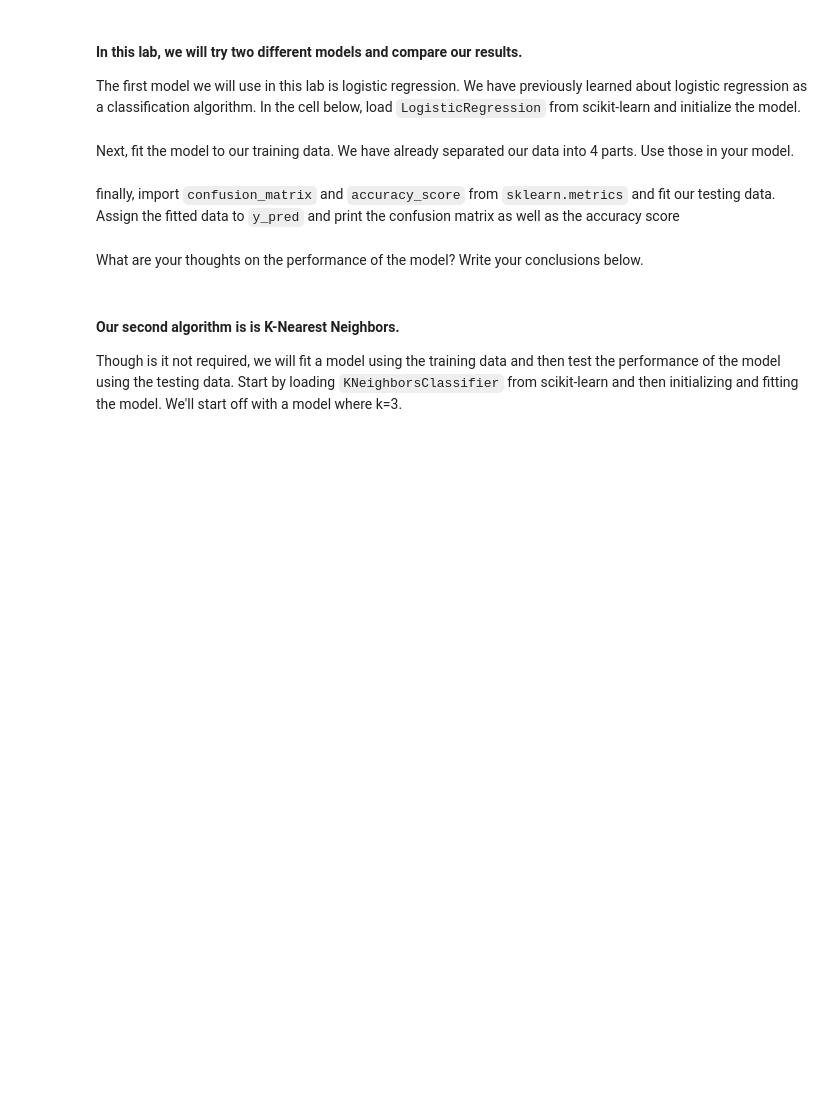
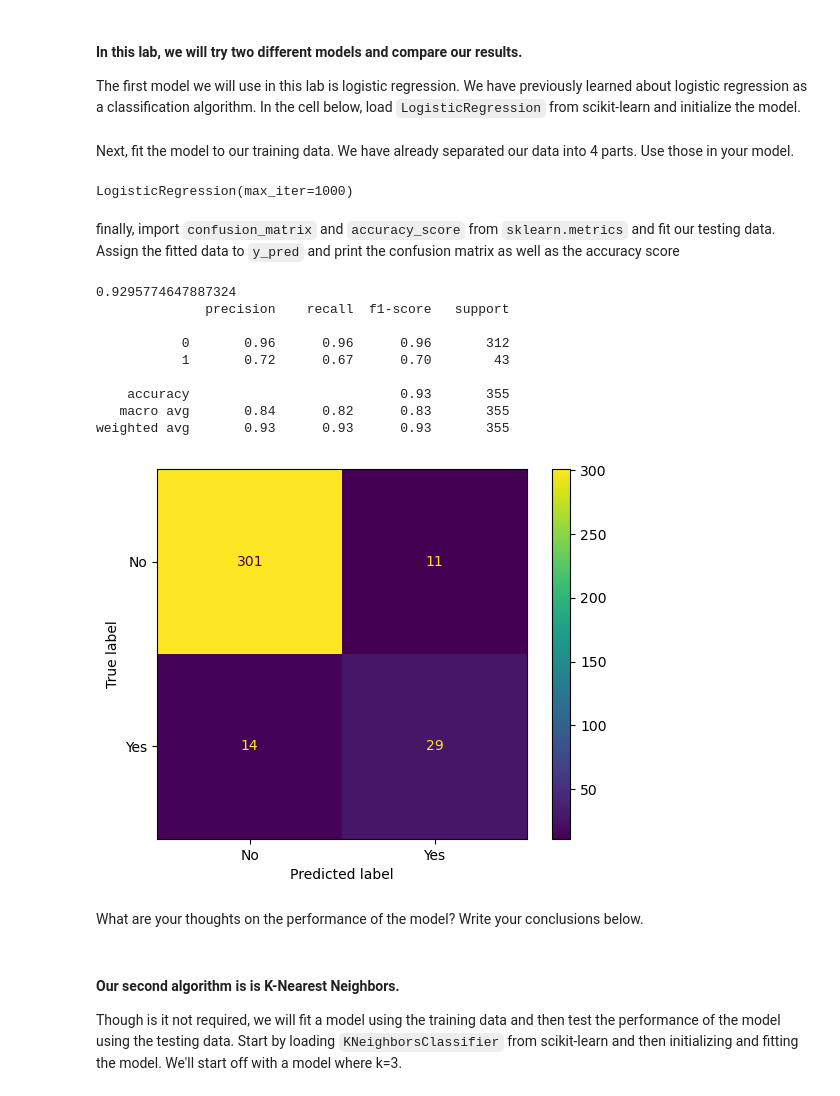
Before and after one commit to chandlershortlidge/lab-supervised-classification, a Jupyter notebook: challenge-2.ipynb, the cells around one changed output. Cells and saved outputs as stored; diff of their text form; code cells hidden in the pictures; blank space fills up the shorter version.

```diff
--- a/challenge-2.ipynb
+++ b/challenge-2.ipynb
@@ -447,12 +545,37 @@ from sklearn.model_selection import train_test_split
+# %%
+from sklearn.model_selection import train_test_split
+
+
+X = website_dummy.drop(columns="type", axis=1)
+y = website_dummy["type"]
+
+# Your code here:
+
+X_train, X_test, y_train, y_test = train_test_split(X, y, random_state=42, test_size=0.2, stratify=y)
 # %% [markdown]
 #### In this lab, we will try two different models and compare our results.
 
 The first model we will use in this lab is logistic regression. We have previously learned about logistic regression as a classification algorithm. In the cell below, load `LogisticRegression` from scikit-learn and initialize the model.
+# %%
+from sklearn.preprocessing import StandardScaler
+
+scaler = StandardScaler()
+
+X_train_scaled = scaler.fit_transform(X_train)
+X_test_scaled = scaler.transform(X_test)
 # %%
 # Your code here:
+
+from sklearn.linear_model import LogisticRegression
+
+model = LogisticRegression(max_iter=1000)
 # %% [markdown]
 Next, fit the model to our training data. We have already separated our data into 4 parts. Use those in your model.
 # %%
 # Your code here:
+
+model.fit(X_train_scaled, y_train)
+# %% [output]
+LogisticRegression(max_iter=1000)
 # %% [markdown]
 finally, import `confusion_matrix` and `accuracy_score` from `sklearn.metrics` and fit our testing data. Assign the fitted data to `y_pred` and print the confusion matrix as well as the accuracy score
@@ -461,2 +582,25 @@ finally, import `confusion_matrix` and `accuracy_score` from `sklearn.metrics` a
+# %%
+# Your code here:
+
+from sklearn.metrics import confusion_matrix, accuracy_score, ConfusionMatrixDisplay, classification_report
+
+y_pred = model.predict(X_test_scaled)
+print(accuracy_score(y_test, y_pred))
+print(classification_report(y_test, y_pred))
+
+cm = confusion_matrix(y_test, y_pred)
+ConfusionMatrixDisplay(cm, display_labels=['No', 'Yes']).plot()
+plt.show()
+# %% [output]
+0.9295774647887324
+              precision    recall  f1-score   support
+
+           0       0.96      0.96      0.96       312
+           1       0.72      0.67      0.70        43
+
+    accuracy                           0.93       355
+   macro avg       0.84      0.82      0.83       355
+weighted avg       0.93      0.93      0.93       355
+[figure, added]
 # %% [markdown]
 What are your thoughts on the performance of the model? Write your conclusions below.
```
Also changed, not shown: parts of 27 cells of this notebook.
